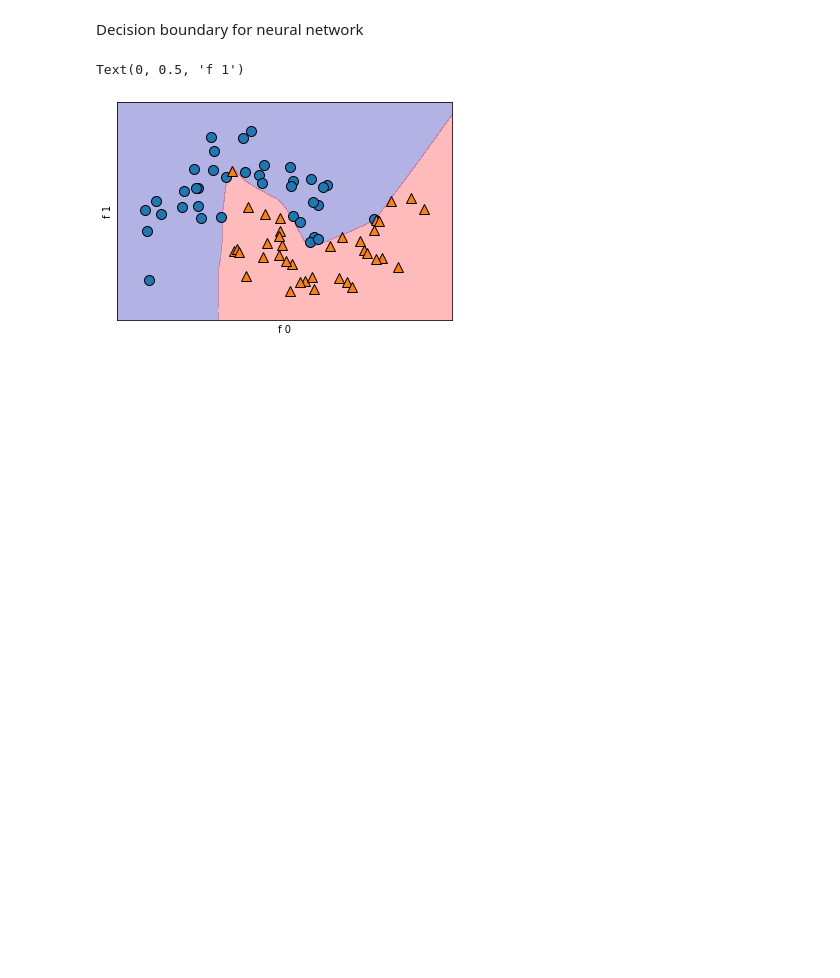
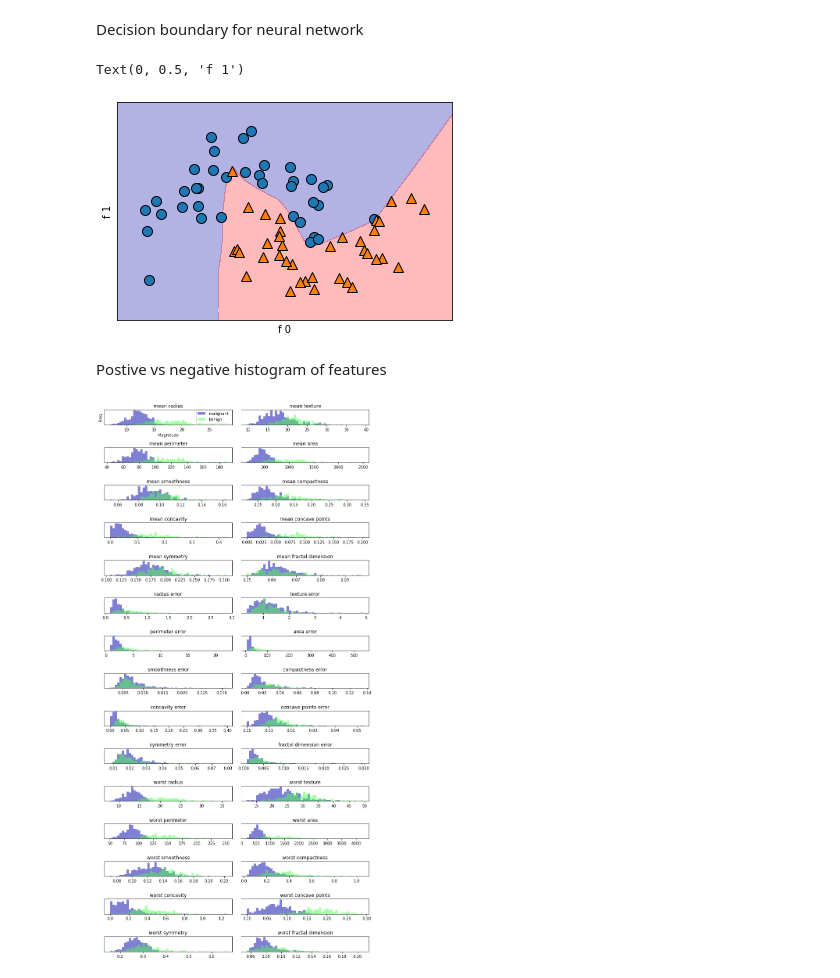
Before and after one commit to bbenedict/python-ml, a Jupyter notebook: graphs-and-plots.ipynb, the cells around one changed output. Cells and saved outputs as stored; diff of their text form; code cells hidden in the pictures; blank space fills up the shorter version.

```diff
--- a/graphs-and-plots.ipynb
+++ b/graphs-and-plots.ipynb
@@ -61,3 +61,24 @@ plt.ylabel('f 1')
 # %% [output]
 Text(0, 0.5, 'f 1')
 [figure]
+# %% [markdown]
+Postive vs negative histogram of features
+# %%
+from sklearn.datasets import load_breast_cancer
+cancer = load_breast_cancer()
+malignant = cancer.data[cancer.target == 1]
+benign = cancer.data[cancer.target == 0]
+fig, axes = plt.subplots(15,2,figsize=(10,20))
+ax = axes.ravel()
+for i in range(30):
+    _, bins = np.histogram(cancer.data[:,i], bins = 50)
+    ax[i].hist(malignant[:,i], bins=bins, color=mglearn.cm3(0), alpha=.5)
+    ax[i].hist(benign[:,i], bins=bins, color=mglearn.cm3(2), alpha=.5)
+    ax[i].set_title(cancer.feature_names[i])
+    ax[i].set_yticks(())
+ax[0].set_xlabel("Magnitude")
+ax[0].set_ylabel("Freq")
+ax[0].legend(["malignant","benign"], loc="best")
+fig.tight_layout()
+# %% [output]
+[figure, added]
```
Also changed, not shown: 2 other files.
